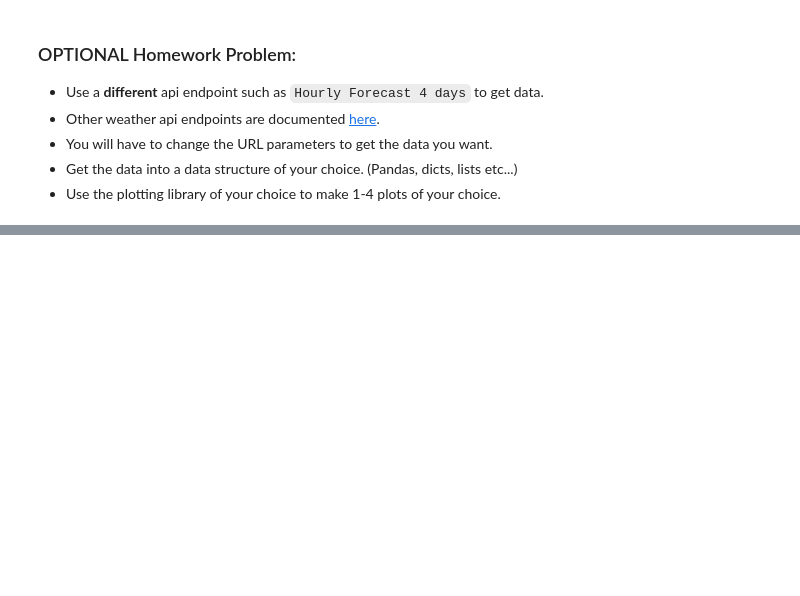
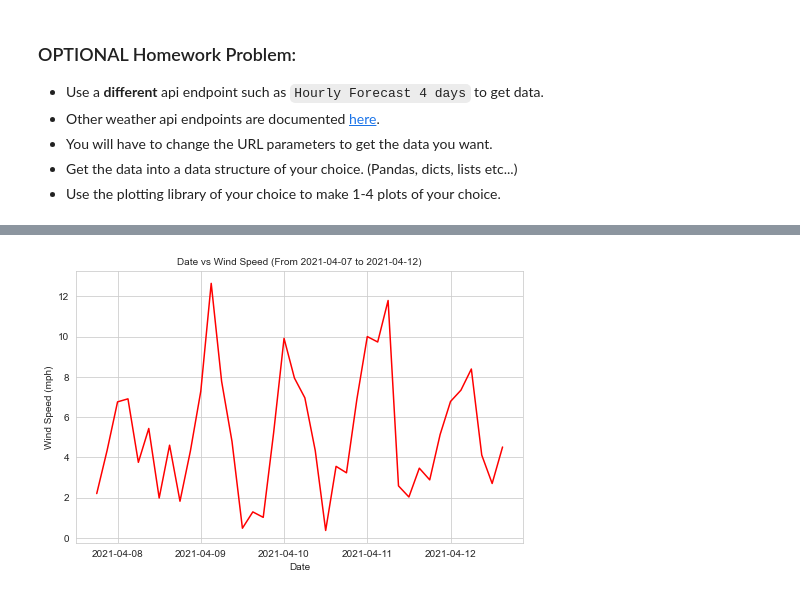
Before and after one commit to rooplaxmidesai/homework, a Jupyter notebook: week_05/WeatherPy_homework_starter.ipynb, the cells around one changed output, grey strips where cells are left out. Cells and saved outputs as stored; diff of their text form; code cells hidden in the pictures; blank space fills up the shorter version.

```diff
--- a/week_05/WeatherPy_homework_starter.ipynb
+++ b/week_05/WeatherPy_homework_starter.ipynb
@@ -334,0 +447,11 @@ In addition to generating data, munging data and plotting data you will also be
+# %%
+#Date vs. Wind Speed Plot
+fig,ax = plt.subplots()
+title = "Date vs Wind Speed (" + forecast_analysis_date  + ")"
+ax.plot(fiveday3hr_forecast_df.index,fiveday3hr_forecast_df["Wind Speed"],color="red")
+#call the function to set the title, axis labels , width , height and fontsize
+set_matplot(fig,ax,title,"Date","Wind Speed (mph)",8,5,10)
+fig.savefig("forecast_Date_Wind_Speed.png")
+plt.show()
+# %% [output]
+[figure, added]
```
Also changed, not shown: parts of 6 cells of this notebook, 4 other files.
